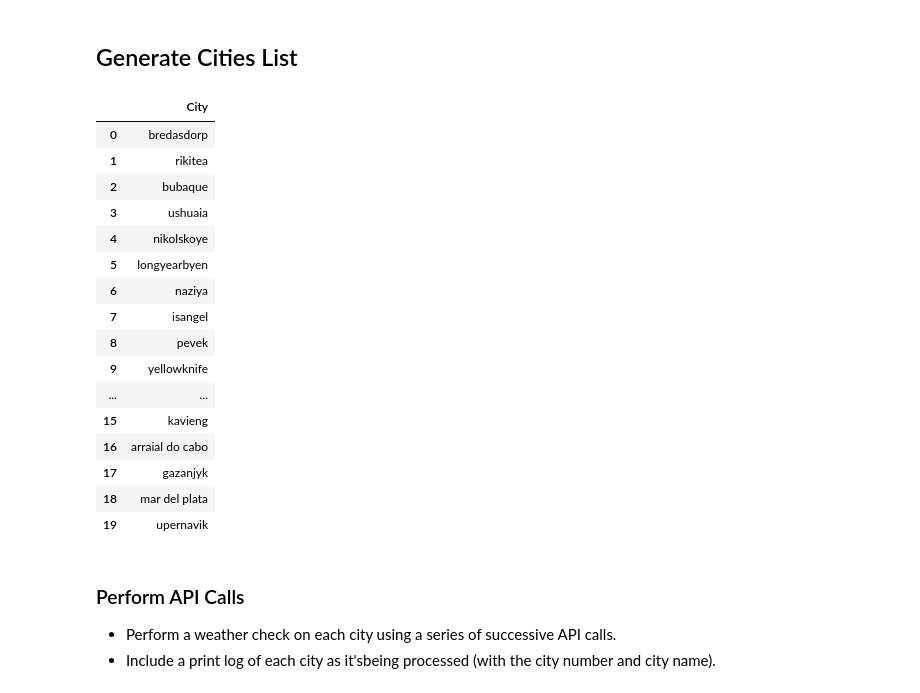
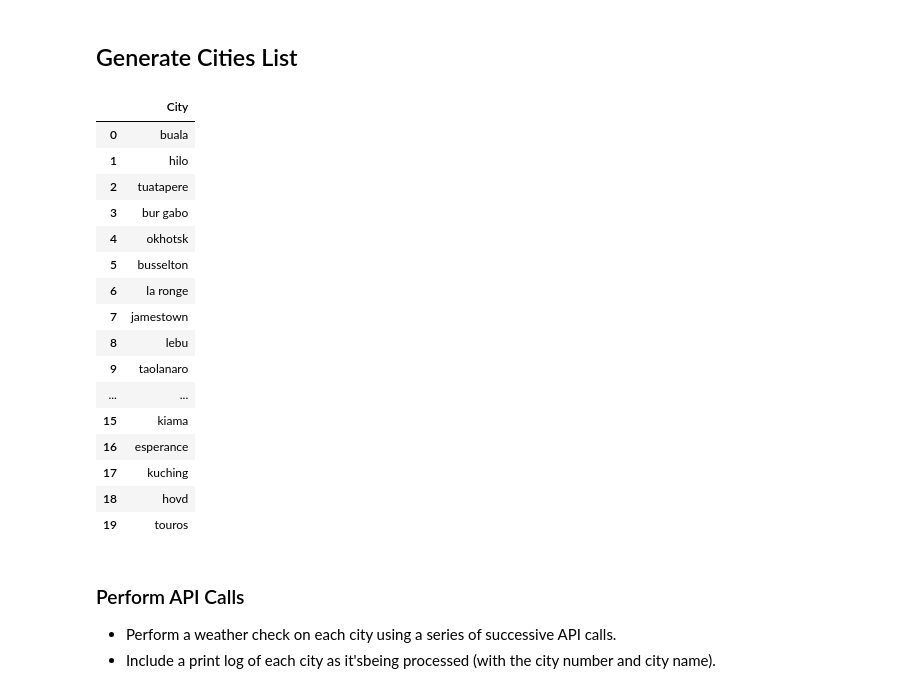
Before and after one commit to veraroberto/python-api-challenge, a Jupyter notebook: WeatherPy_starter_code.ipynb, the cells around one changed output. Saved outputs shown, nothing was run; the diff lists cells and outputs as text; code cells hidden in the pictures.

```diff
--- a/WeatherPy_starter_code.ipynb
+++ b/WeatherPy_starter_code.ipynb
@@ -31,43 +31,43 @@ lng_range = (-180, 180)
 # %%
 # List for holding lat_lngs and cities
 lat_lngs = []
 cities = []
-size = 200
+size = 1500
 # Create a set of random lat and lng combinations
 lats = np.random.uniform(lat_range[0], lat_range[1], size=size)
 lngs = np.random.uniform(lng_range[0], lng_range[1], size=size)
 lat_lngs = zip(lats, lngs)
 
 # Identify nearest city for each lat, lng combination
 for lat_lng in lat_lngs:
     city = citipy.nearest_city(lat_lng[0], lat_lng[1]).city_name
 
     # If the city is unique, then add it to a our cities list
     if city not in cities:
         cities.append(city)
 # Print the city count to confirm sufficient count
 num_cities = len(cities)
 num_cities
 cities_no_clean_df = pd.DataFrame(cities, columns =['City'])
 cities_no_clean_df.head(20)
 # %% [output]
 |  | City |
-| 0 | bredasdorp |
-| 1 | rikitea |
-| 2 | bubaque |
-| 3 | ushuaia |
-| 4 | nikolskoye |
-| 5 | longyearbyen |
-| 6 | naziya |
-| 7 | isangel |
-| 8 | pevek |
-| 9 | yellowknife |
+| 0 | buala |
+| 1 | hilo |
+| 2 | tuatapere |
+| 3 | bur gabo |
+| 4 | okhotsk |
+| 5 | busselton |
+| 6 | la ronge |
+| 7 | jamestown |
+| 8 | lebu |
+| 9 | taolanaro |
 | ... | ... |
-| 15 | kavieng |
-| 16 | arraial do cabo |
-| 17 | gazanjyk |
-| 18 | mar del plata |
-| 19 | upernavik |
+| 15 | kiama |
+| 16 | esperance |
+| 17 | kuching |
+| 18 | hovd |
+| 19 | touros |
 # %% [markdown]
 ### Perform API Calls
 * Perform a weather check on each city using a series of successive API calls.
```
Also changed, not shown: parts of 12 cells of this notebook, 2 other files.
